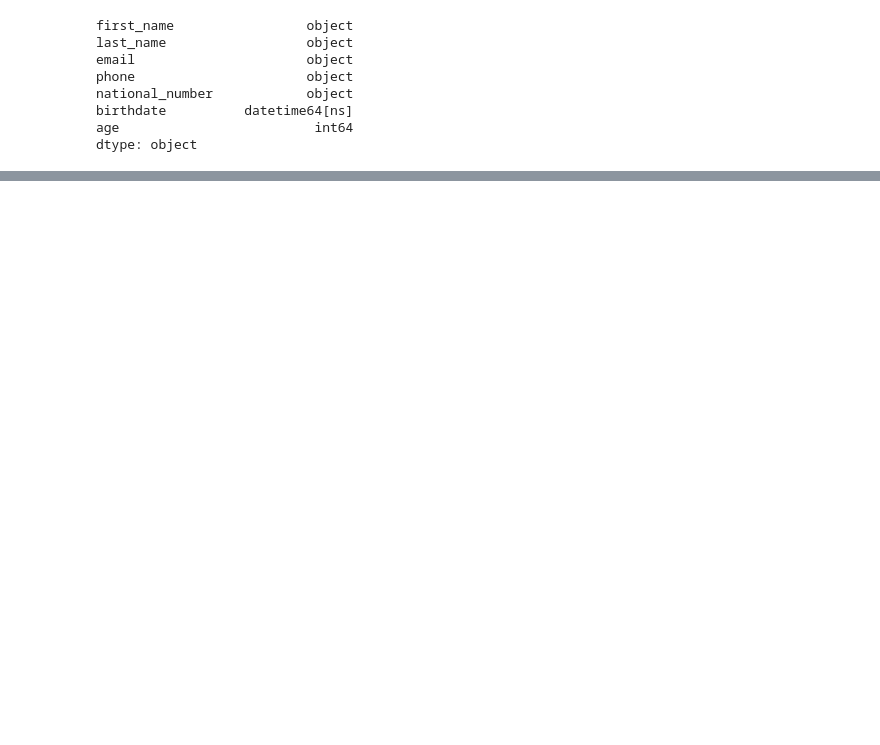
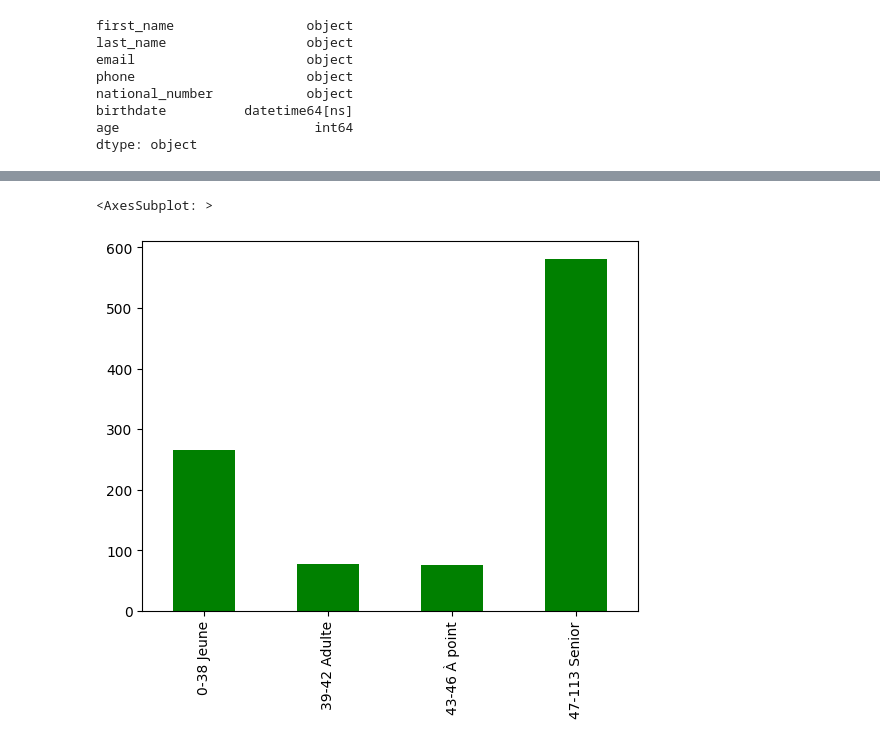
Before and after one commit to tintamarre/python-introduction, a Jupyter notebook: python-introduction-part-2.ipynb, the cells around one changed output, grey strips where cells are left out. Saved outputs shown, nothing was run; the diff lists cells and outputs as text; code cells hidden in the pictures; blank space fills up the shorter version.

```diff
--- a/python-introduction-part-2.ipynb
+++ b/python-introduction-part-2.ipynb
@@ -274,0 +251,6 @@ df.to_csv('./datasets/persons_cleaned.csv', index=False)
+# %%
+# plot the age category distribution ordered by age
+df['age_category'].value_counts().sort_index().plot(kind='bar', color='green')
+# %% [output]
+<AxesSubplot: >
+[figure, added]
```
Also changed, not shown: parts of 19 cells of this notebook, 4 other files.
